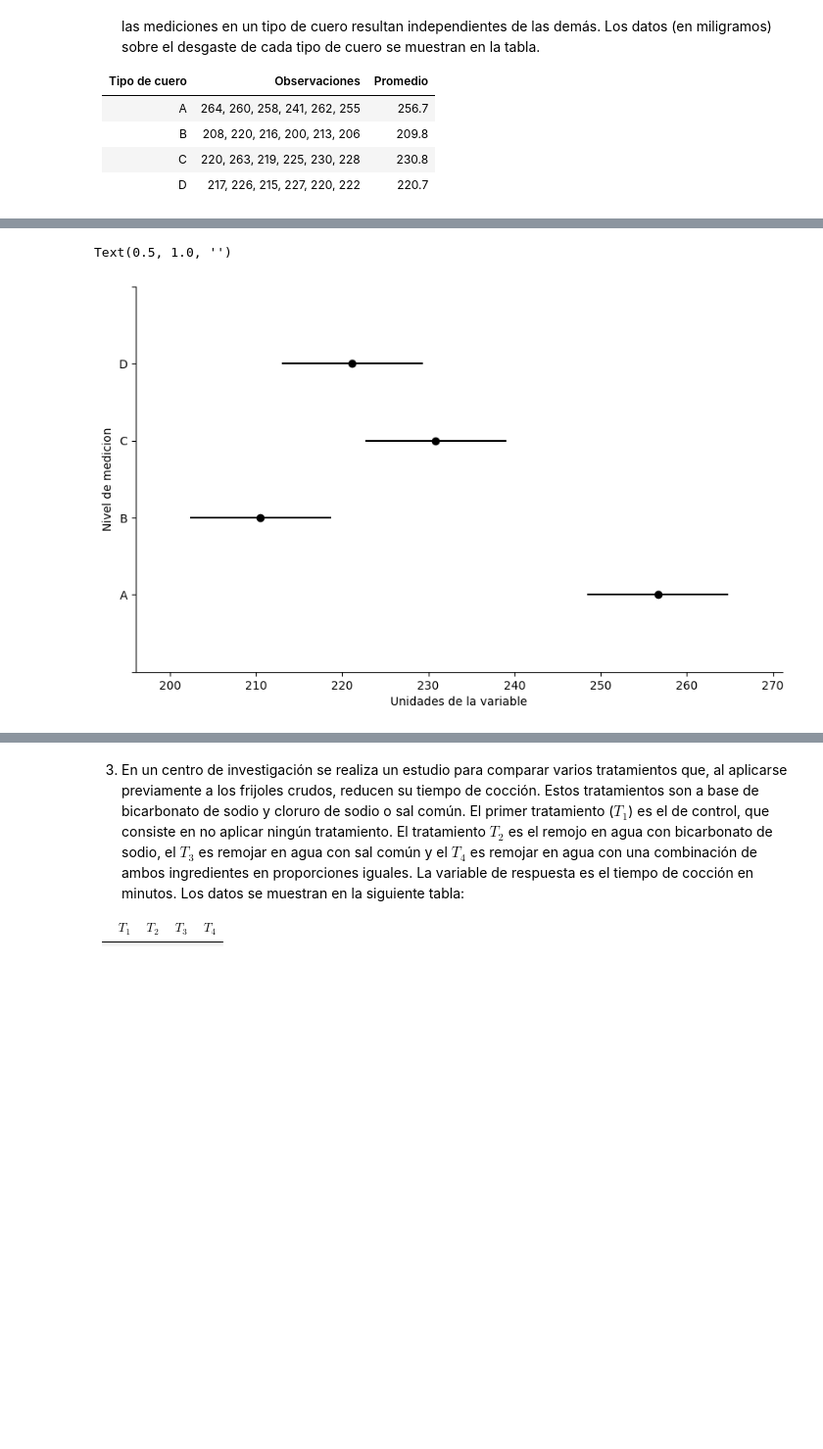
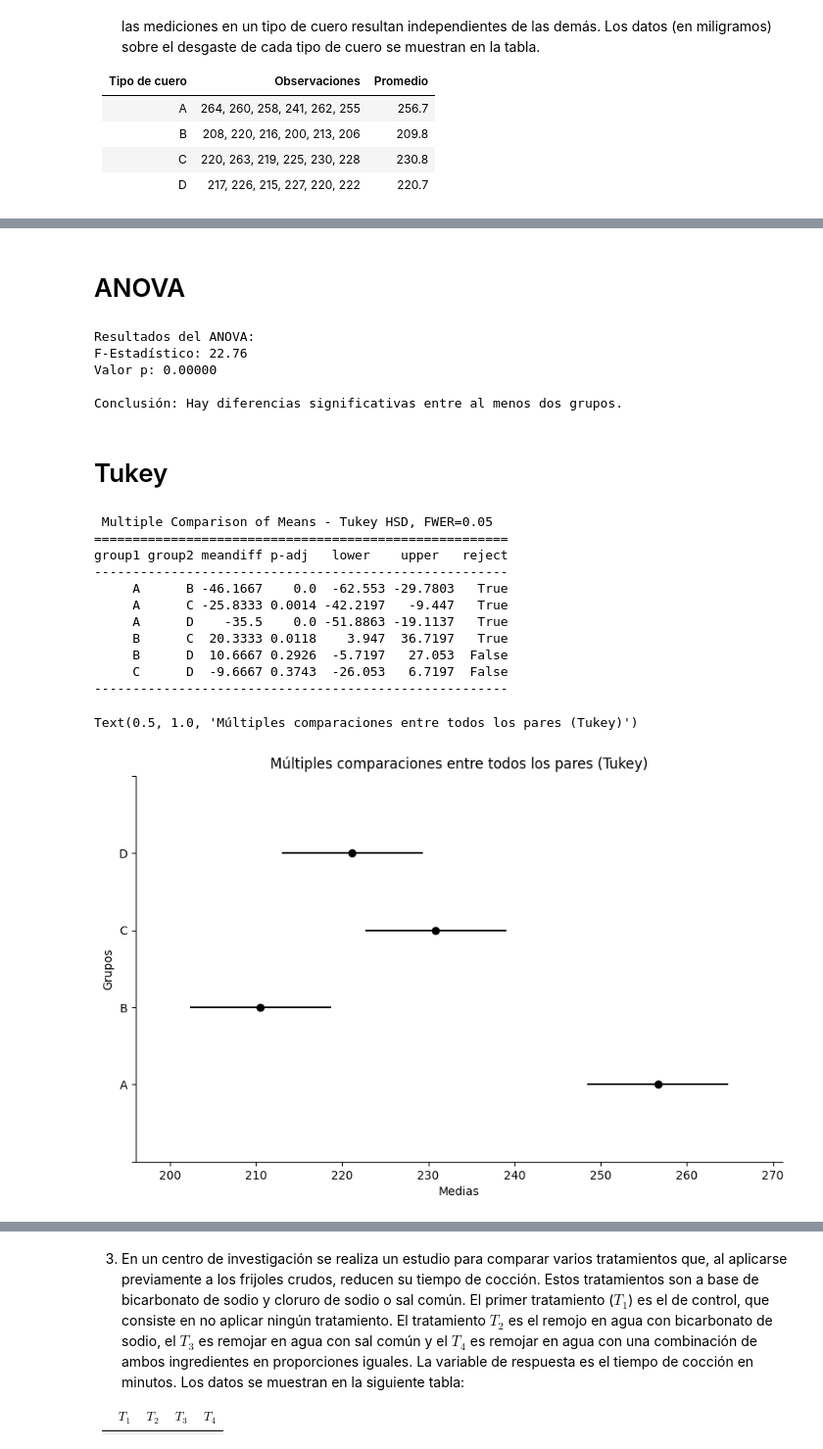
Before and after one commit to Bell2307/Estadistica, a Jupyter notebook: ei_u4_02_23150299.ipynb, the cells around one changed output, grey strips where cells are left out. Shown at 98% size. Cells and saved outputs as stored; diff of their text form; code cells hidden in the pictures; blank space fills up the shorter version.

```diff
--- a/ei_u4_02_23150299.ipynb
+++ b/ei_u4_02_23150299.ipynb
@@ -275,13 +356,66 @@ tabla_anova
+# %% [markdown]
+# ANOVA
+# %%
+import scipy.stats as stats
+
+nivel_de_significancia = 0.05
+
+# Realizar ANOVA
+anova_result = stats.f_oneway(
+    df[df['tipo_de_cuero'] == 'A']['observaciones'],
+    df[df['tipo_de_cuero'] == 'B']['observaciones'],
+    df[df['tipo_de_cuero'] == 'C']['observaciones'],
+    df[df['tipo_de_cuero'] == 'D']['observaciones']
+)
+
+# Interpretar los resultados
+print("Resultados del ANOVA:")
+print(f"F-Estadístico: {anova_result.statistic:.2f}")
+print(f"Valor p: {anova_result.pvalue:.5f}\n")
+
+if anova_result.pvalue < nivel_de_significancia:
+    print("Conclusión: Hay diferencias significativas entre al menos dos grupos.")
+else:
+    print("Conclusión: No hay diferencias significativas entre los grupos.")
+    # Everardo Estrada De Lira
+# %% [output]
+Resultados del ANOVA:
+F-Estadístico: 22.76
+Valor p: 0.00000
+
+Conclusión: Hay diferencias significativas entre al menos dos grupos.
+# %% [markdown]
+# Tukey
 # %%
 from statsmodels.stats.multicomp import pairwise_tukeyhsd
 import matplotlib.pyplot as plt
+
 nivel_de_significancia = 0.05
-tukey = pairwise_tukeyhsd(endog = df['Observacion'], groups = df['TipoDeCuero'], alpha = nivel_de_significancia)
-tukey.plot_simultaneous(ylabel = 'Nivel de medicion', xlabel = 'Unidades de la variable')
-plt.gca().spines['right'].set_visible(False)
-plt.gca().spines['top'].set_visible(False)
-plt.title('')
+
+# Prueba de Tukey
+tukey = pairwise_tukeyhsd(endog=df['observaciones'], groups=df['tipo_de_cuero'], alpha=nivel_de_significancia)
+
+# Mostrar los resultados
+print(tukey)
+
+# Gráfico de las diferencias entre grupos
+tukey.plot_simultaneous(ylabel="Grupos", xlabel="Medias")
+
+plt.gca().spines['right'].set_visible(False) # derecha
+plt.gca().spines['top'].set_visible(False)   # superior
+plt.title("Múltiples comparaciones entre todos los pares (Tukey)")
 # Everardo Estrada De Lira
 # %% [output]
-Text(0.5, 1.0, '')
+ Multiple Comparison of Means - Tukey HSD, FWER=0.05
+======================================================
+group1 group2 meandiff p-adj   lower    upper   reject
+------------------------------------------------------
+     A      B -46.1667    0.0  -62.553 -29.7803   True
+     A      C -25.8333 0.0014 -42.2197   -9.447   True
+     A      D    -35.5    0.0 -51.8863 -19.1137   True
+     B      C  20.3333 0.0118    3.947  36.7197   True
+     B      D  10.6667 0.2926  -5.7197   27.053  False
+     C      D  -9.6667 0.3743  -26.053   6.7197  False
+------------------------------------------------------
+Text(0.5, 1.0, 'Múltiples comparaciones entre todos los pares (Tukey)')
-[figure, old version]
+[figure, new version]
```
Also changed, not shown: parts of 107 cells of this notebook.
